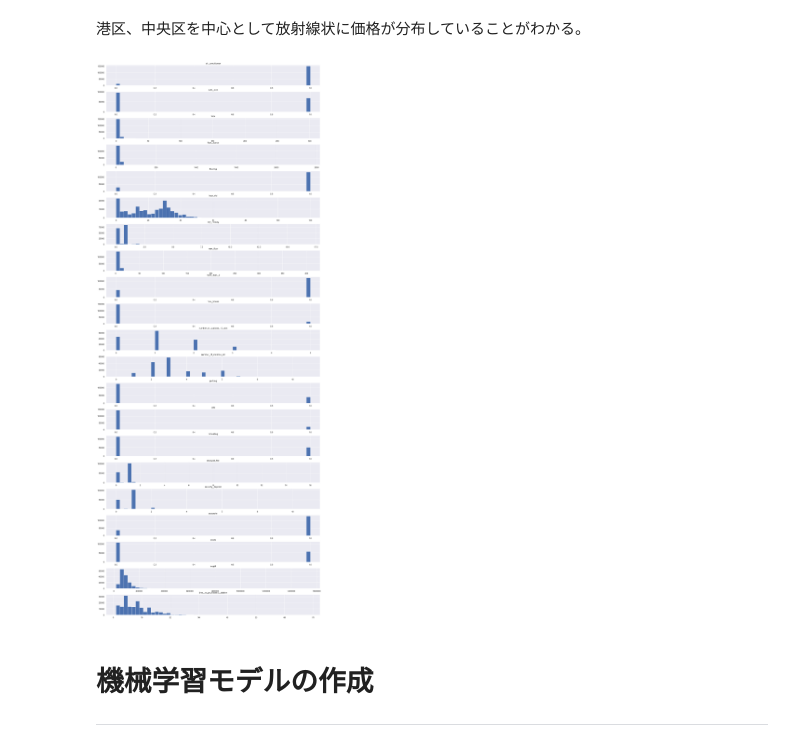
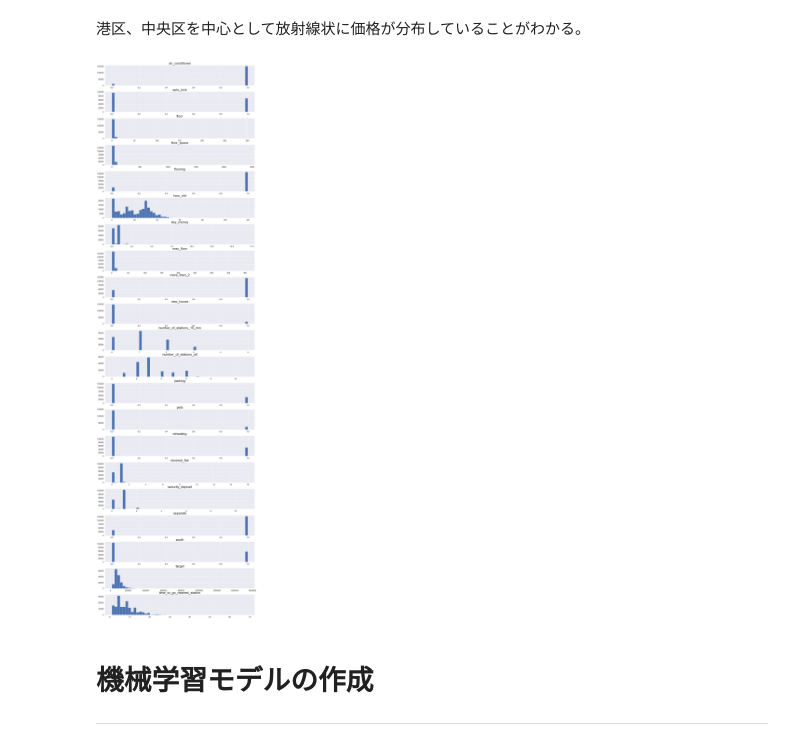
Before and after one commit to m7142yosuke/Tokyo-house-price-prediction-portfolio, a Jupyter notebook: 不動産価格予測.ipynb, the cells around one changed output. Cells and saved outputs as stored; diff of their text form; code cells hidden in the pictures.

```diff
--- a/不動産価格予測.ipynb
+++ b/不動産価格予測.ipynb
@@ -561,10 +558,11 @@ plt.show()
 # %% [markdown]
 港区、中央区を中心として放射線状に価格が分布していることがわかる。
 # %%
-df_all.hist(bins=50, figsize=(20,63), layout=(25, 1))
+fig = df_all.hist(bins=50, figsize=(20,90), layout=(25, 1), xlabelsize=15, ylabelsize=15)
+[x.title.set_size(25) for x in fig.ravel()]
 plt.show()
 # %% [output]
-[figure, old version]
+[figure, new version]
 # %%
 from sklearn.preprocessing import LabelEncoder
 
```
Also changed, not shown: parts of 7 cells of this notebook, 7 other files.
